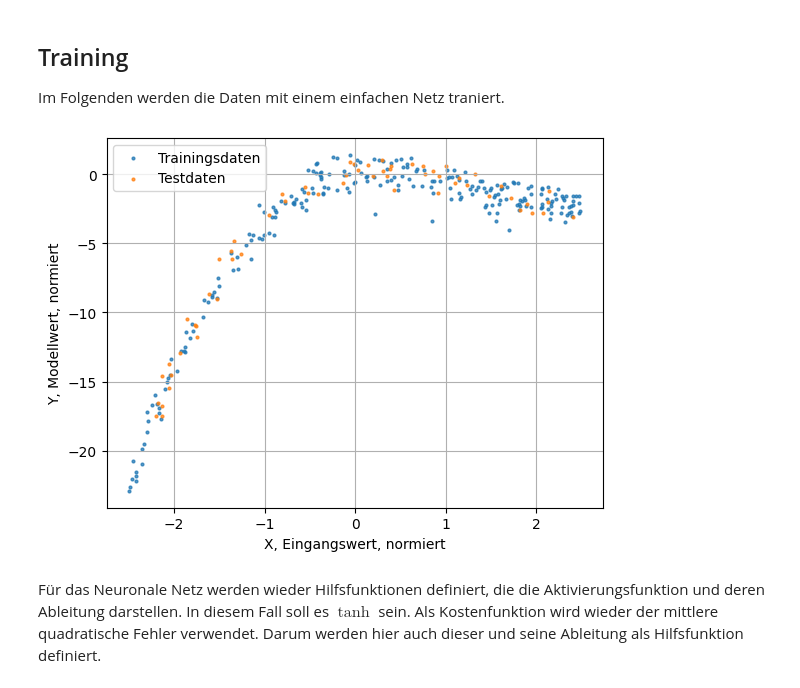
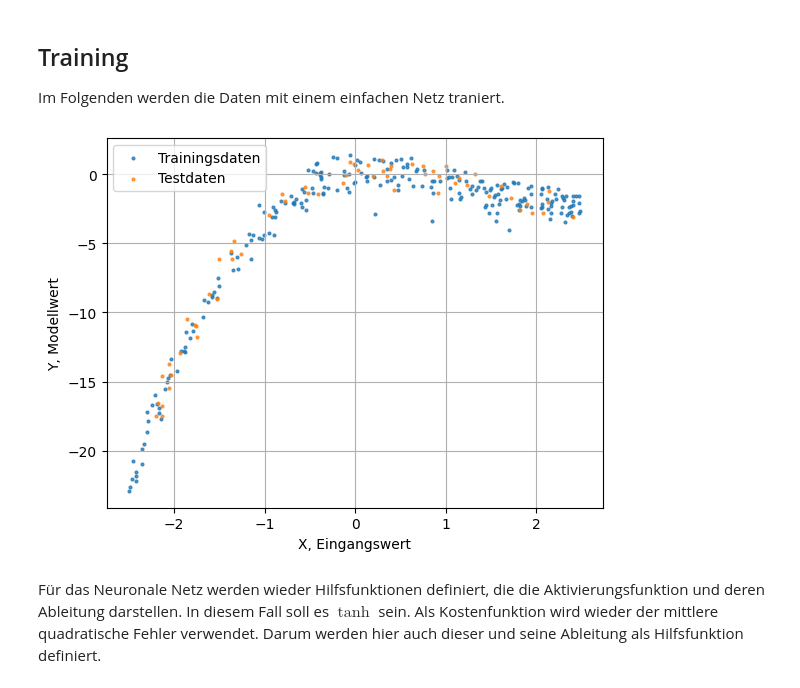
Before and after one commit to ArnoldIntelligence/KI-Vorlesung, a Jupyter notebook: notebooks/03-ueberwachtes_lernen.ipynb, the cells around one changed output. Cells and saved outputs as stored; diff of their text form; code cells hidden in the pictures.

```diff
--- a/notebooks/03-ueberwachtes_lernen.ipynb
+++ b/notebooks/03-ueberwachtes_lernen.ipynb
@@ -1045,12 +1048,12 @@ Im Folgenden werden die Daten mit einem einfachen Netz traniert.
 # %%
 plt.scatter(Xtr, Ytr, s=4, alpha=0.75, label="Trainingsdaten")
 plt.scatter(Xte, Yte, s=4, alpha=0.75, label="Testdaten")
-plt.xlabel("X, Eingangswert, normiert")
-plt.ylabel("Y, Modellwert, normiert")
+plt.xlabel("X, Eingangswert")
+plt.ylabel("Y, Modellwert")
 plt.legend()
 plt.grid()
 # %% [output]
-[figure, old version]
+[figure, new version]
 # %% [markdown]
 Für das Neuronale Netz werden wieder Hilfsfunktionen definiert, die die Aktivierungsfunktion und deren Ableitung darstellen.
 In diesem Fall soll es $\tanh$ sein. Als Kostenfunktion wird wieder der mittlere quadratische Fehler verwendet. Darum werden hier auch dieser und seine Ableitung als Hilfsfunktion definiert.
```
Also changed, not shown: parts of 42 cells of this notebook, 2 other files.
